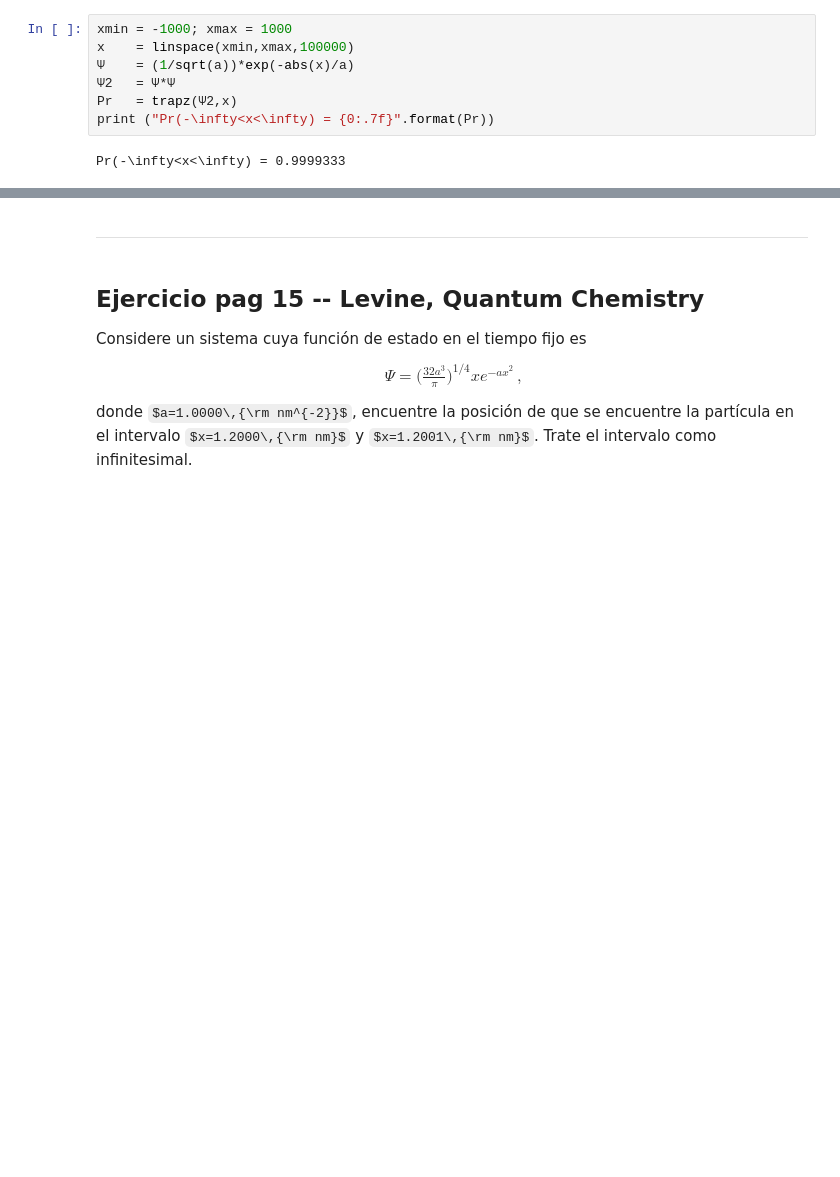
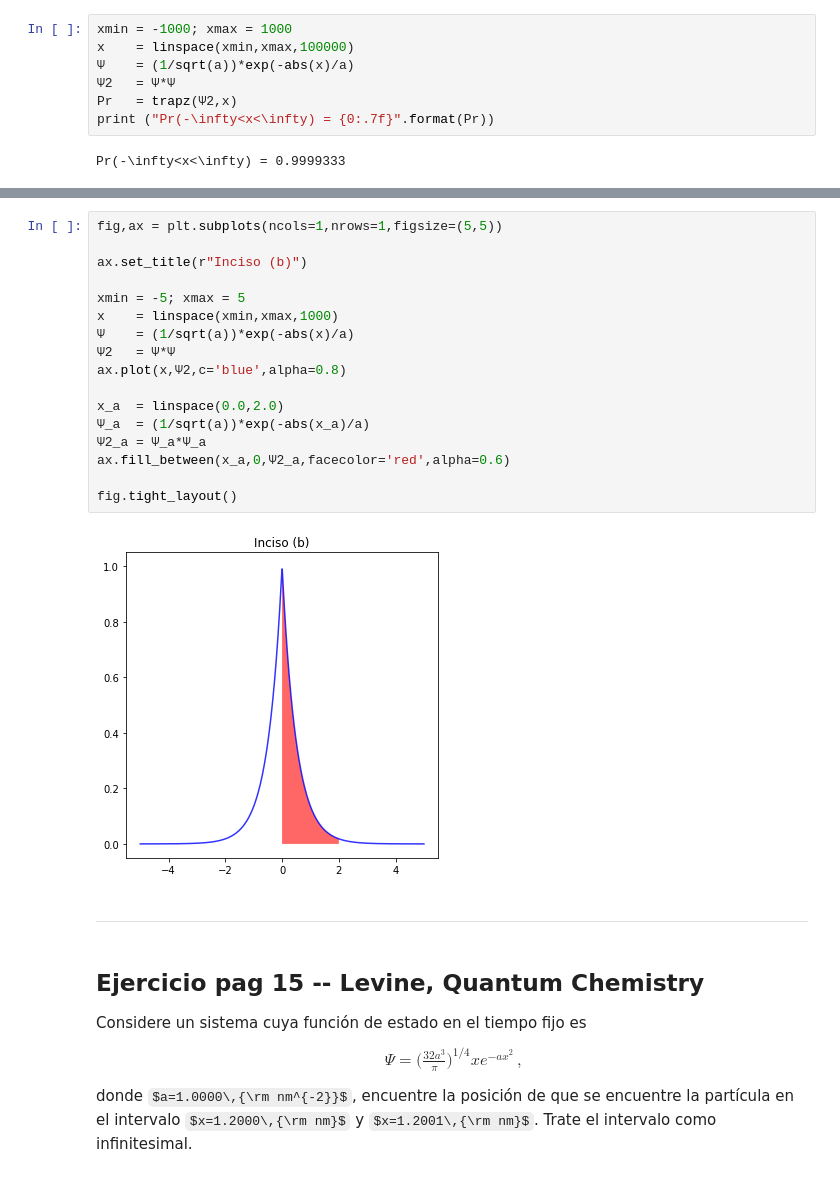
Before and after one commit to jebarriosvargas/QCI-2019-2, a Jupyter notebook: Ejercicios/Cap1_Ejercicio.ipynb, the cells around one changed output, grey strips where cells are left out. Cells and saved outputs as stored; diff of their text form; some formulas as TeX source; blank space fills up the shorter version.

```diff
--- a/Ejercicios/Cap1_Ejercicio.ipynb
+++ b/Ejercicios/Cap1_Ejercicio.ipynb
@@ -63,3 +75,22 @@ Pr(-\infty<x<\infty) = 0.9999333
+# %%
+fig,ax = plt.subplots(ncols=1,nrows=1,figsize=(5,5))
+
+ax.set_title(r"Inciso (b)")
+
+xmin = -5; xmax = 5
+x    = linspace(xmin,xmax,1000)
+Ψ    = (1/sqrt(a))*exp(-abs(x)/a)
+Ψ2   = Ψ*Ψ
+ax.plot(x,Ψ2,c='blue',alpha=0.8)
+
+x_a  = linspace(0.0,2.0)
+Ψ_a  = (1/sqrt(a))*exp(-abs(x_a)/a)
+Ψ2_a = Ψ_a*Ψ_a
+ax.fill_between(x_a,0,Ψ2_a,facecolor='red',alpha=0.6)
+
+fig.tight_layout()
+# %% [output]
+[figure, added]
 # %% [markdown]
 ---
 # %% [markdown]
```
Also changed, not shown: parts of 4 cells of this notebook.
